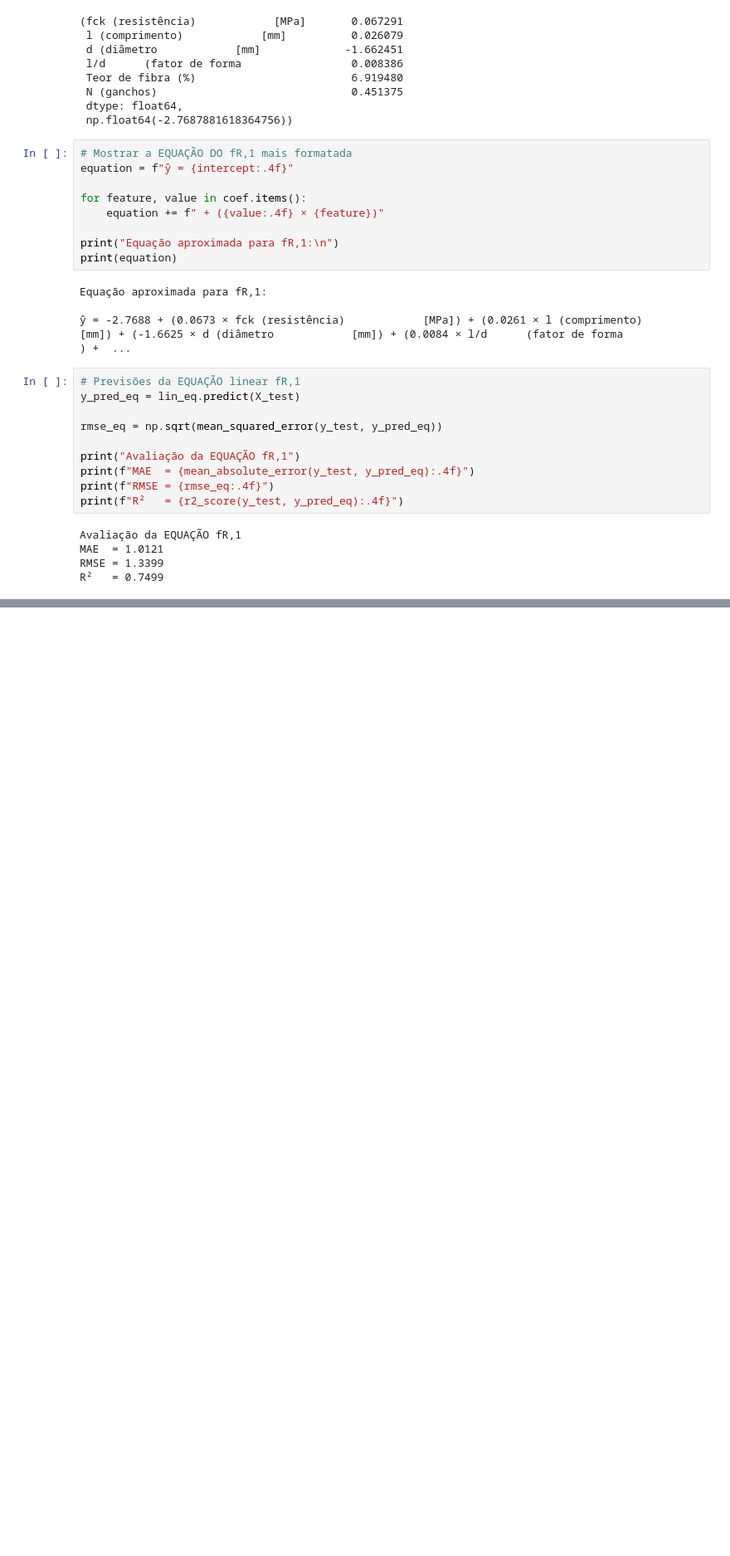
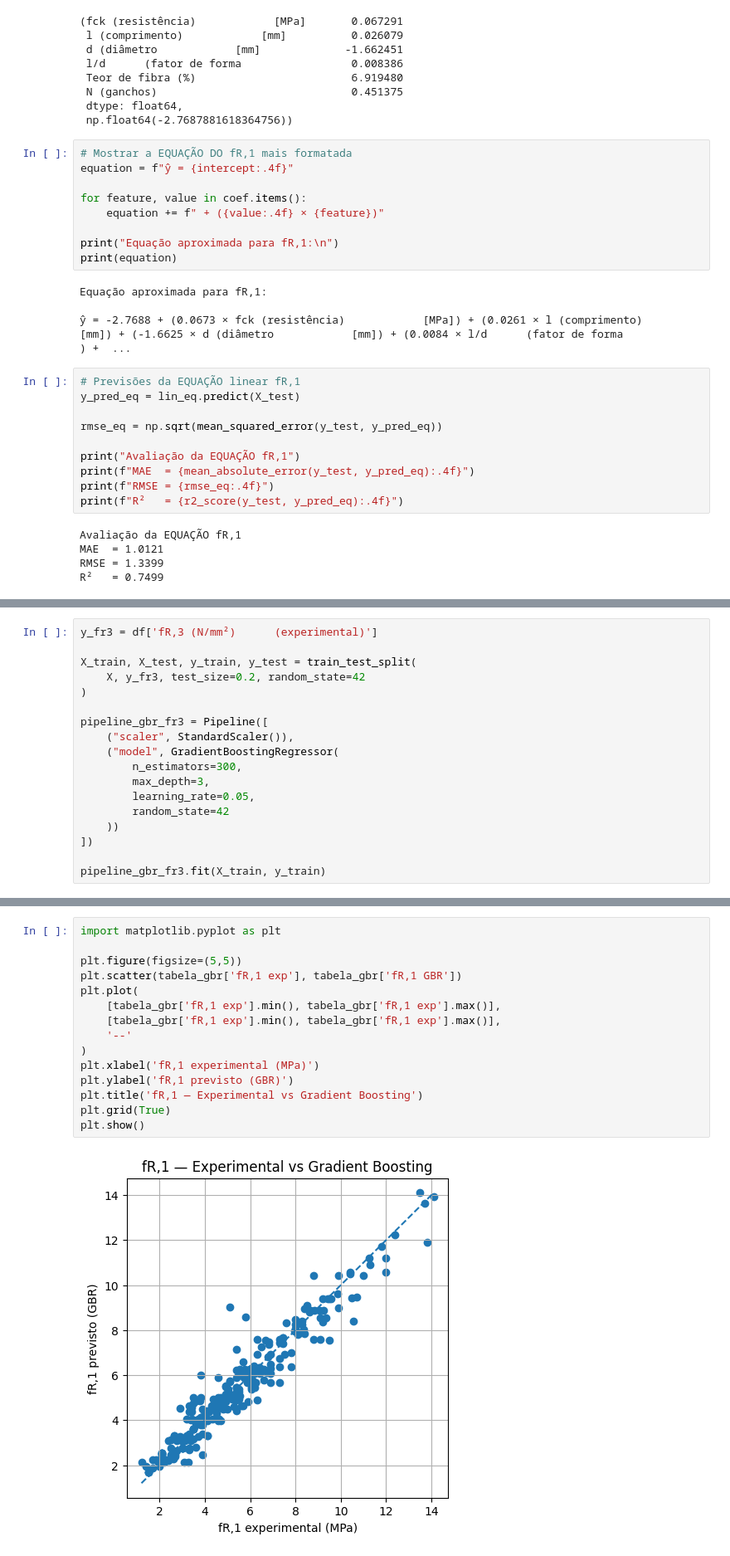
Before and after one commit to TheCarlosRamos/projeto_cimento, a Jupyter notebook: v4/dnn_v1.ipynb, the cells around one changed output, grey strips where cells are left out. Shown at 83% size. Saved outputs shown, nothing was run; the diff lists cells and outputs as text; blank space fills up the shorter version.

```diff
--- a/v4/dnn_v1.ipynb
+++ b/v4/dnn_v1.ipynb
@@ -2609,0 +2778,18 @@ R²   = 0.7499
+# %%
+y_fr3 = df['fR,3 (N/mm²)      (experimental)']
+
+X_train, X_test, y_train, y_test = train_test_split(
+    X, y_fr3, test_size=0.2, random_state=42
+)
+
+pipeline_gbr_fr3 = Pipeline([
+    ("scaler", StandardScaler()),
+    ("model", GradientBoostingRegressor(
+        n_estimators=300,
+        max_depth=3,
+        learning_rate=0.05,
+        random_state=42
+    ))
+])
+
+pipeline_gbr_fr3.fit(X_train, y_train)
@@ -2609,0 +2854,17 @@ R²   = 0.7499
+# %%
+import matplotlib.pyplot as plt
+
+plt.figure(figsize=(5,5))
+plt.scatter(tabela_gbr['fR,1 exp'], tabela_gbr['fR,1 GBR'])
+plt.plot(
+    [tabela_gbr['fR,1 exp'].min(), tabela_gbr['fR,1 exp'].max()],
+    [tabela_gbr['fR,1 exp'].min(), tabela_gbr['fR,1 exp'].max()],
+    '--'
+)
+plt.xlabel('fR,1 experimental (MPa)')
+plt.ylabel('fR,1 previsto (GBR)')
+plt.title('fR,1 — Experimental vs Gradient Boosting')
+plt.grid(True)
+plt.show()
+# %% [output]
+[figure, added]
```
Also changed, not shown: parts of 16 cells of this notebook.
